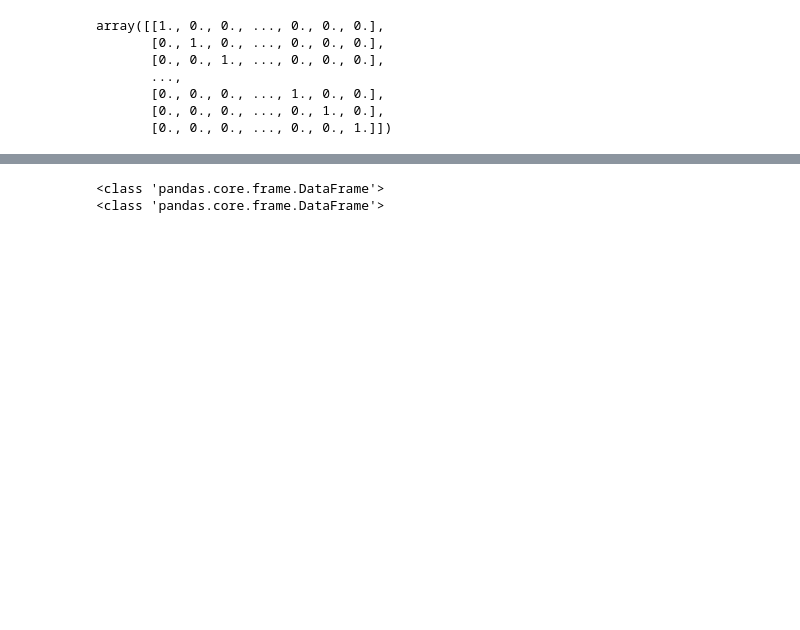
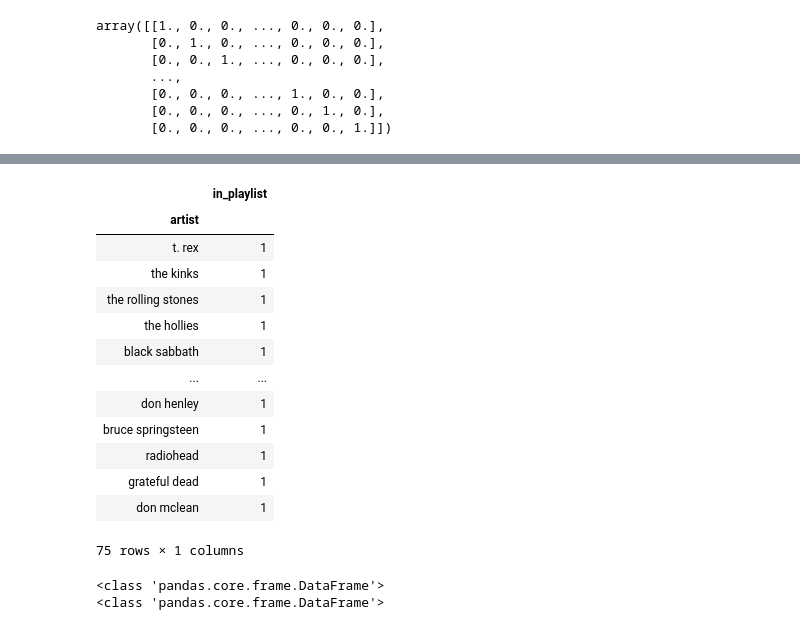
Before and after one commit to jrwaggs/graph_conv_network, a Jupyter notebook: GCN.ipynb, the cells around one changed output, grey strips where cells are left out. Saved outputs shown, nothing was run; the diff lists cells and outputs as text; code cells hidden in the pictures; blank space fills up the shorter version.

```diff
--- a/GCN.ipynb
+++ b/GCN.ipynb
@@ -232,7 +229,7 @@ array([[1., 0., 0., ..., 0., 0., 0.],
 # labels for node classification.  will have just 10 labeled nodes and |V | - 10 unlabeled nodes.
 labels = pd.DataFrame()
 labels['artist'] = list(multigraph.nodes())
-labels['in_playlist'] = np.nan
+labels['in_playlist'] = np.int
 
 for i in np.arange(0,len(labels)):
     if labels['artist'][i] in  artists:
@@ -284 +278,19 @@ labels.head(n = 20)
+# %%
+pos_class = labels[labels['in_playlist'] == 1]
+pos_class
+# %% [output]
+|  | in_playlist |
+| artist |  |
+| t. rex | 1 |
+| the kinks | 1 |
+| the rolling stones | 1 |
+| the hollies | 1 |
+| black sabbath | 1 |
+| ... | ... |
+| don henley | 1 |
+| bruce springsteen | 1 |
+| radiohead | 1 |
+| grateful dead | 1 |
+| don mclean | 1 |
+75 rows × 1 columns
 # %%
```
Also changed, not shown: parts of 25 cells of this notebook, 2 other files.
